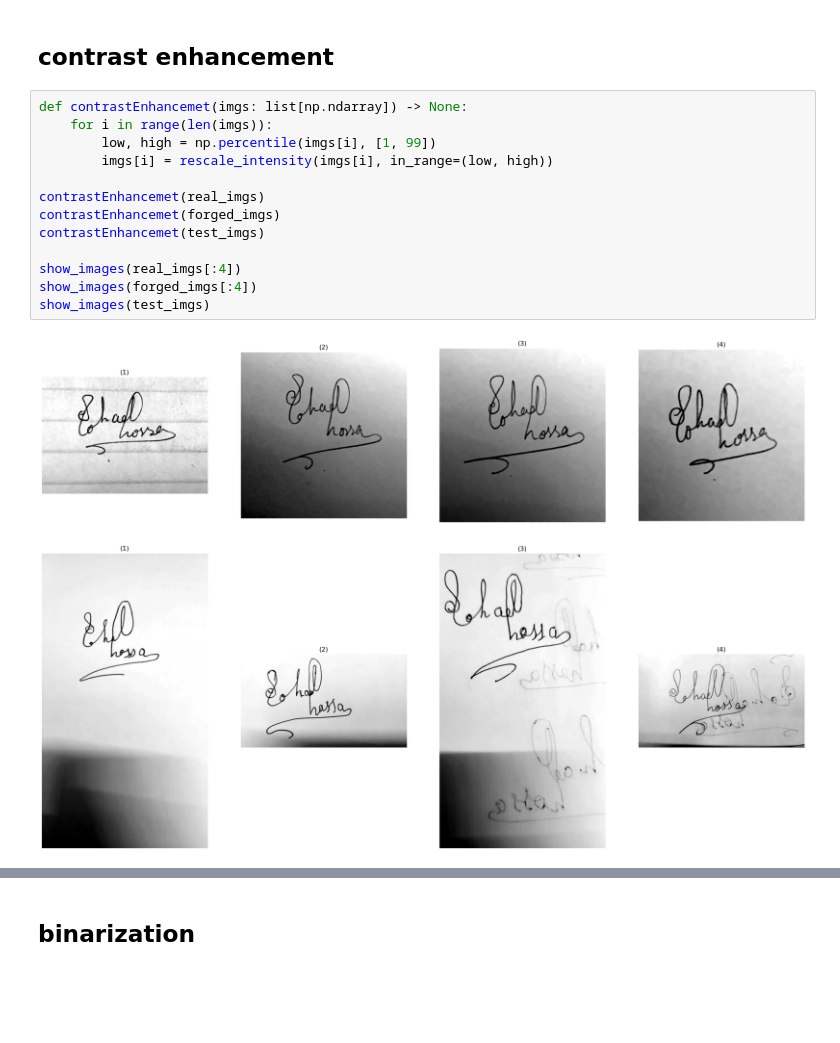
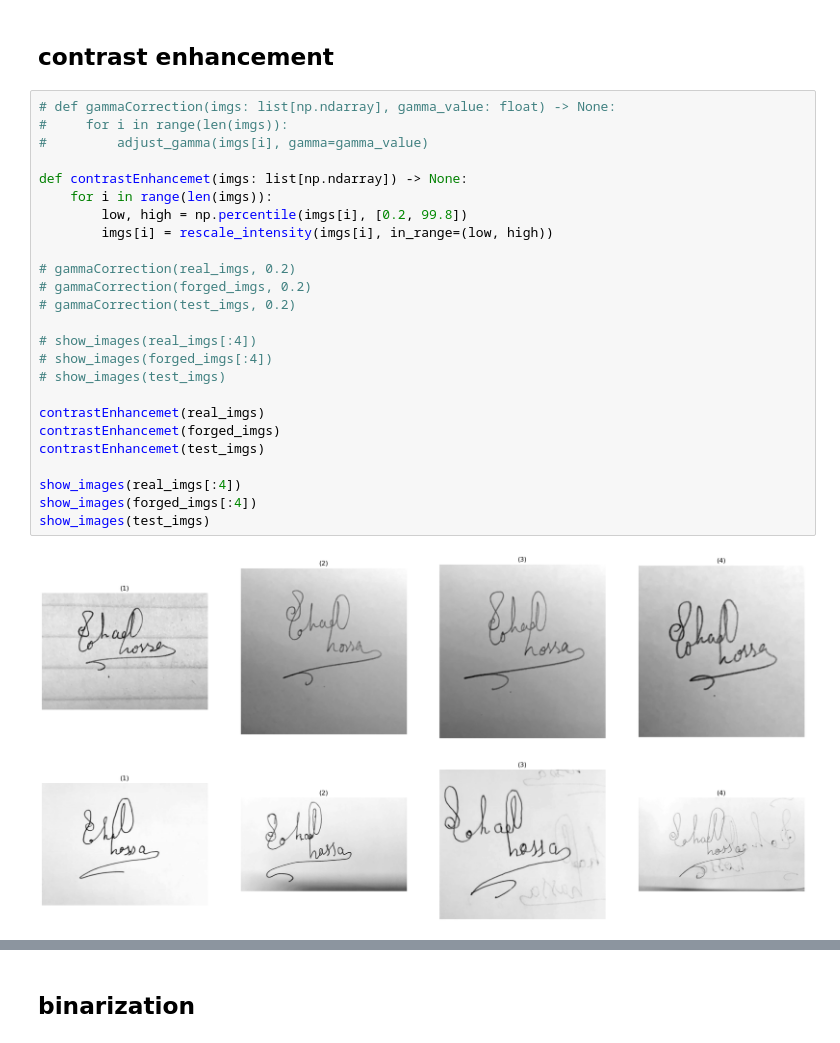
Before and after one commit to yasmin-hashem24/Signarture_verification_Image23, a Jupyter notebook: all.ipynb, the cells around one changed output, grey strips where cells are left out. Cells and saved outputs as stored; diff of their text form; blank space fills up the shorter version.

```diff
--- a/all.ipynb
+++ b/all.ipynb
@@ -162,18 +164,30 @@ show_images(test_imgs)
 # %% [markdown]
 ## contrast enhancement
 # %%
+# def gammaCorrection(imgs: list[np.ndarray], gamma_value: float) -> None:
+#     for i in range(len(imgs)):
+#         adjust_gamma(imgs[i], gamma=gamma_value)
+
 def contrastEnhancemet(imgs: list[np.ndarray]) -> None:
     for i in range(len(imgs)):
-        low, high = np.percentile(imgs[i], [1, 99])
+        low, high = np.percentile(imgs[i], [0.2, 99.8])
         imgs[i] = rescale_intensity(imgs[i], in_range=(low, high))
+
+# gammaCorrection(real_imgs, 0.2)
+# gammaCorrection(forged_imgs, 0.2)
+# gammaCorrection(test_imgs, 0.2)
+
+# show_images(real_imgs[:4])
+# show_images(forged_imgs[:4])
+# show_images(test_imgs)
 
 contrastEnhancemet(real_imgs)
 contrastEnhancemet(forged_imgs)
 contrastEnhancemet(test_imgs)
 
 show_images(real_imgs[:4])
 show_images(forged_imgs[:4])
 show_images(test_imgs)
 # %% [output]
-[figure, old version]
+[figure, new version]
-[figure, old version]
+[figure, new version]
```
Also changed, not shown: parts of 10 cells of this notebook, 8 other files.
